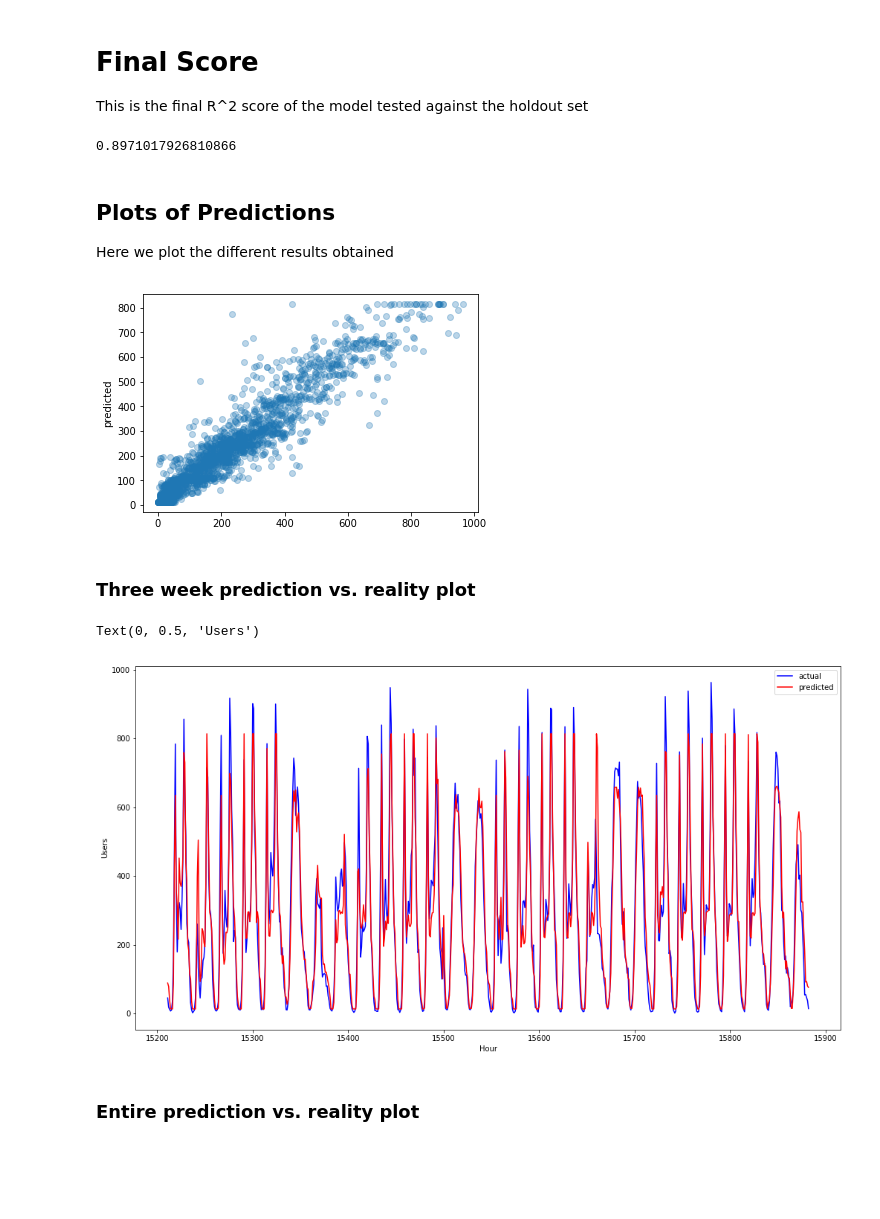
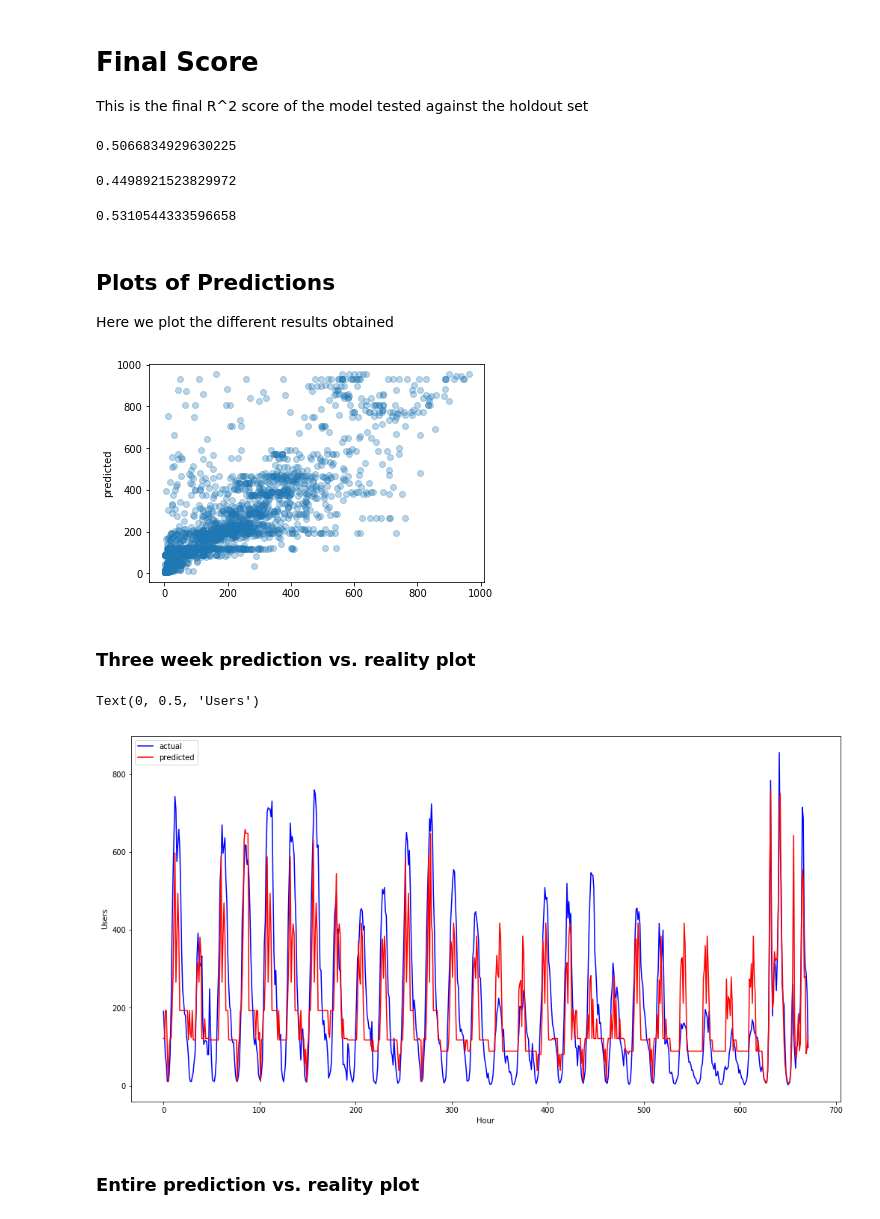
Before and after one commit to akoury/ml-helper, a Jupyter notebook: Regression.ipynb, the cells around one changed output. Drawn from its saved outputs; the diff is of its cells as text; code cells hidden in the pictures; blank space fills up the shorter version.

```diff
--- a/Regression.ipynb
+++ b/Regression.ipynb
@@ -813,0 +526,2 @@ all_wd_scores
+# %%
+all_wd_scores = hp.pipeline(train_data.loc[~train_data['weekday'].isin([0,6])], models, pipe)
@@ -814,8 +541,19 @@ all_wd_scores
+# %%
+grid = {
+#     'randomforestregressor__criterion': ['mse', 'mae'],
+    'random_forest__max_depth': [10, 30],
+    'random_forest__min_samples_leaf': [2, 4],
+#     'randomforestregressor__min_samples_split': [5, 10],
+#     'randomforestregressor__max_leaf_nodes': [20, 50],
+}
+
+final_we_scores, we_pipe = hp.cv_evaluate(train_data.loc[train_data['weekday'].isin([0,6])], model = clone(hp.best_pipeline(all_we_scores)), grid = grid)
+final_wd_scores, wd_pipe = hp.cv_evaluate(train_data.loc[~train_data['weekday'].isin([0,6])], model = clone(hp.best_pipeline(all_wd_scores)), grid = grid)
 # %% [markdown]
 ### Best Parameters for the models
 # %%
-print(we_model.best_params_)
-print(wd_model.best_params_)
-final_we_model = we_model.best_estimator_
-final_wd_model = wd_model.best_estimator_
+print(we_pipe.best_params_)
+print(wd_pipe.best_params_)
+final_we_pipe = we_pipe.best_estimator_
+final_wd_pipe = wd_pipe.best_estimator_
 # %% [output]
@@ -824,52 +562,54 @@ final_wd_model = wd_model.best_estimator_
 # %% [markdown]
 # Final Score
 This is the final R^2 score of the model tested against the holdout set
-# %%
-def predict(df, holdout_df, model):
-    X_train = df.loc[:, df.columns != TARGET_VARIABLE]
-    y_train = df.loc[:, TARGET_VARIABLE]
-    model.fit(X_train, y_train)
-
-    X = holdout_df.loc[:, holdout_df.columns != TARGET_VARIABLE]
-    y = holdout_df.loc[:, TARGET_VARIABLE]
-    pred = pd.DataFrame(model.predict(X), columns = ['pred'])
-    return pred.set_index(y.index)
-
-y_we_preds = predict(data.loc[data['weekday'].isin([0,6])], holdout.loc[holdout['weekday'].isin([0,6])], final_we_model)
-y_wd_preds = predict(data.loc[~data['weekday'].isin([0,6])], holdout.loc[~holdout['weekday'].isin([0,6])], final_wd_model)
-
-final_holdout = pd.merge(holdout, y_we_preds,how = 'left',left_index = True, right_index = True, suffixes=('',''))
-final_holdout.loc[~holdout['weekday'].isin([0,6]), 'pred'] = y_wd_preds
-
-y = holdout.loc[:, TARGET_VARIABLE]
-pred = final_holdout['pred']
-score = metric_scorer(y, pred)
-print(score)
-# %% [output]
-0.8971017926810866
+# %%
+y_we, we_predictions = hp.predict(train_data.loc[train_data['weekday'].isin([0,6])], holdout.loc[holdout['weekday'].isin([0,6])], final_we_pipe)
+y_wd, wd_predictions = hp.predict(train_data.loc[~train_data['weekday'].isin([0,6])], holdout.loc[~holdout['weekday'].isin([0,6])], final_wd_pipe)
+
+y = np.append(y_we,y_wd)
+predictions = np.append(we_predictions,wd_predictions)
+
+score = metric_scorer(y, predictions)
+score
+# %% [output]
+0.5066834929630225
+# %%
+#we
+we_y, predictions_we = hp.predict(train_data, holdout, final_we_pipe)
+score_we = metric_scorer(we_y, predictions_we)
+score_we
+# %% [output]
+0.4498921523829972
+# %%
+#wd
+wd_y, predictions_wd = hp.predict(train_data, holdout, final_wd_pipe)
+score_wd = metric_scorer(wd_y, predictions_wd)
+score_wd
+# %% [output]
+0.5310544333596658
 # %% [markdown]
 ## Plots of Predictions
 
 Here we plot the different results obtained
 # %%
-plt.scatter(y, pred, alpha=0.3)
+plt.scatter(y, predictions, alpha=0.3)
 plt.ylabel('predicted')
 plt.show()
 # %% [output]
-[figure, old version]
+[figure, new version]
 # %% [markdown]
 ### Three week prediction vs. reality plot
 # %%
-holdout_final_plots['pred'] = pred
+holdout_final_plots['predictions'] = predictions
 plt.figure(figsize=(17, 9))
 ax = sns.lineplot(data = y[0:672], color='blue', label = 'actual')
-ax = sns.lineplot(data = pred[0:672], color='red', label = 'predicted')
+ax = sns.lineplot(data = predictions[0:672], color='red', label = 'predicted')
 
 plt.xlabel('Hour')
 plt.ylabel('Users')
 # %% [output]
 Text(0, 0.5, 'Users')
-[figure, old version]
+[figure, new version]
 # %% [markdown]
 ### Entire prediction vs. reality plot
 # %%
```
Also changed, not shown: parts of 59 cells of this notebook, 3 other files.
